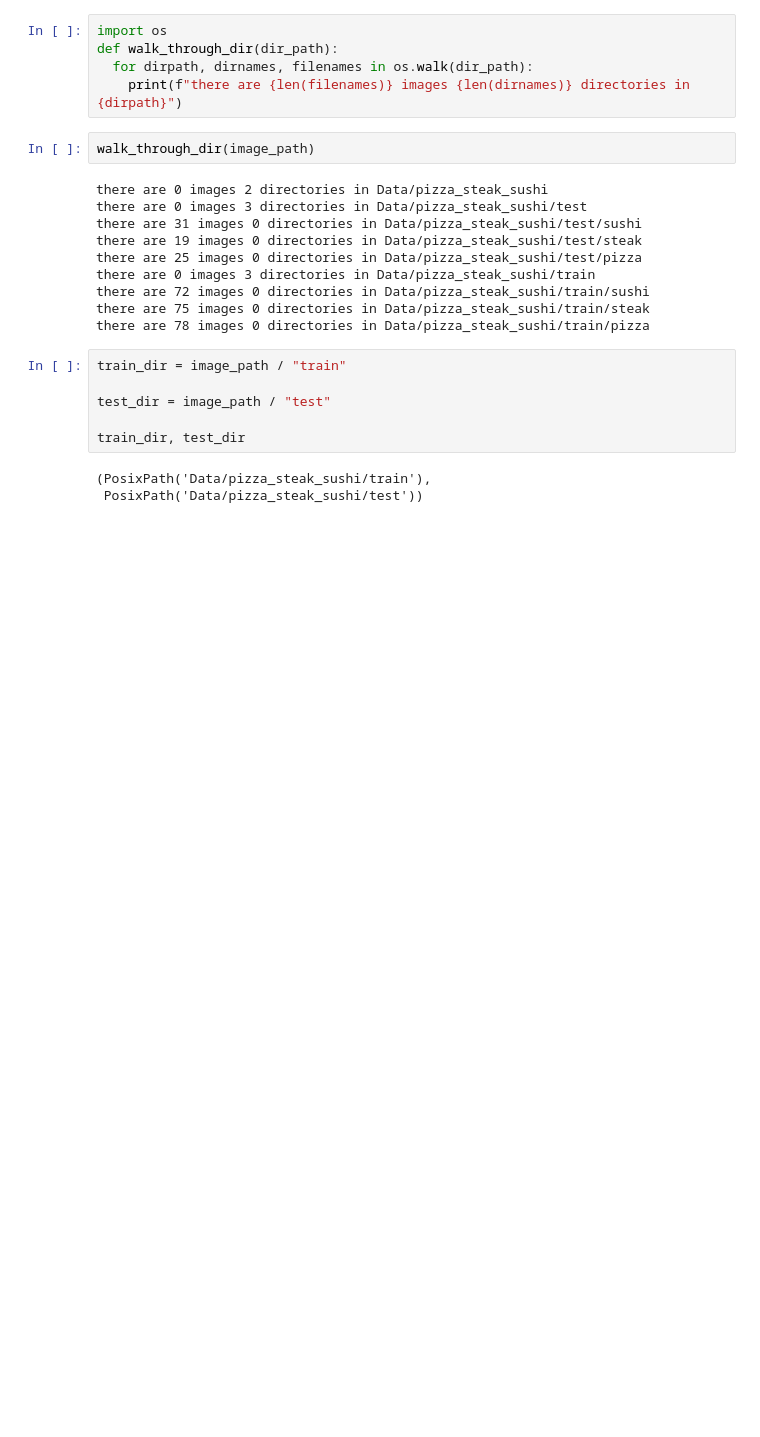
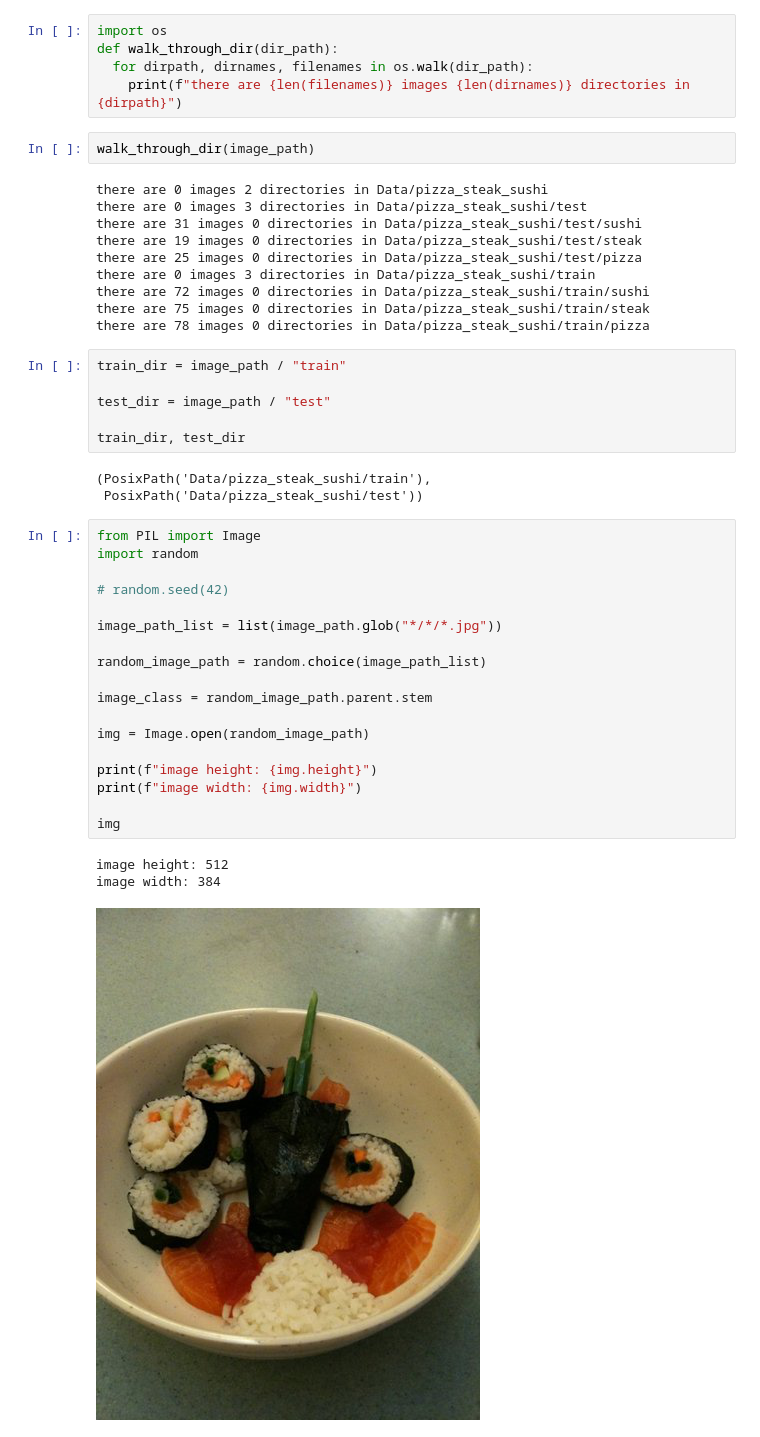
Before and after one commit to NNRahat/PyTorch_projects, a Jupyter notebook: 04_pytorch_custom_datasets.ipynb, the cells around one changed output. Saved outputs shown, nothing was run; the diff lists cells and outputs as text; blank space fills up the shorter version.

```diff
--- a/04_pytorch_custom_datasets.ipynb
+++ b/04_pytorch_custom_datasets.ipynb
@@ -64,3 +64,25 @@ train_dir, test_dir
 # %% [output]
 (PosixPath('Data/pizza_steak_sushi/train'),
  PosixPath('Data/pizza_steak_sushi/test'))
+# %%
+from PIL import Image
+import random
+
+# random.seed(42)
+
+image_path_list = list(image_path.glob("*/*/*.jpg"))
+
+random_image_path = random.choice(image_path_list)
+
+image_class = random_image_path.parent.stem
+
+img = Image.open(random_image_path)
+
+print(f"image height: {img.height}")
+print(f"image width: {img.width}")
+
+img
+# %% [output]
+image height: 512
+image width: 384
+[figure, added]
```
